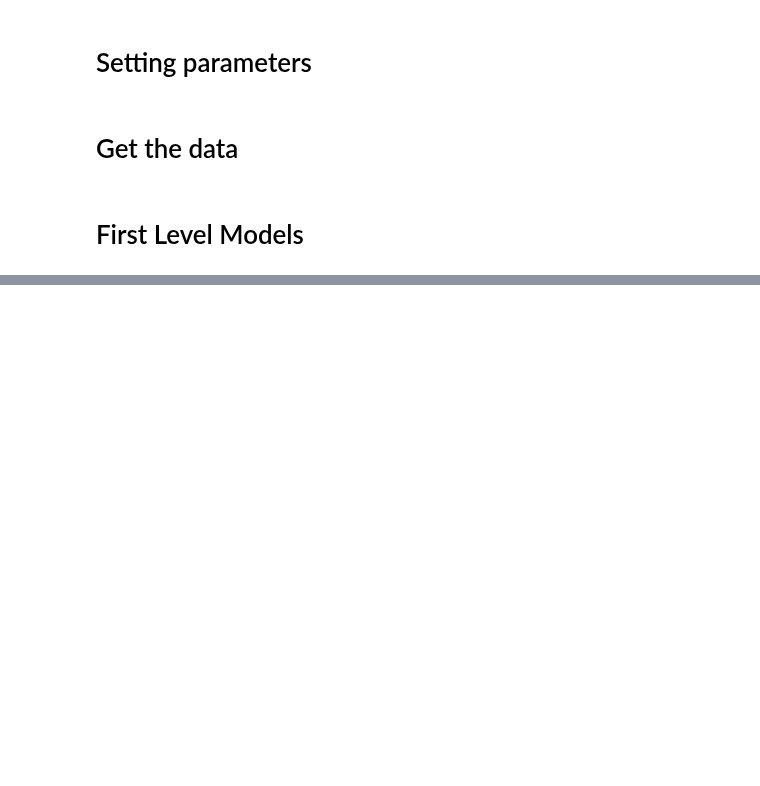
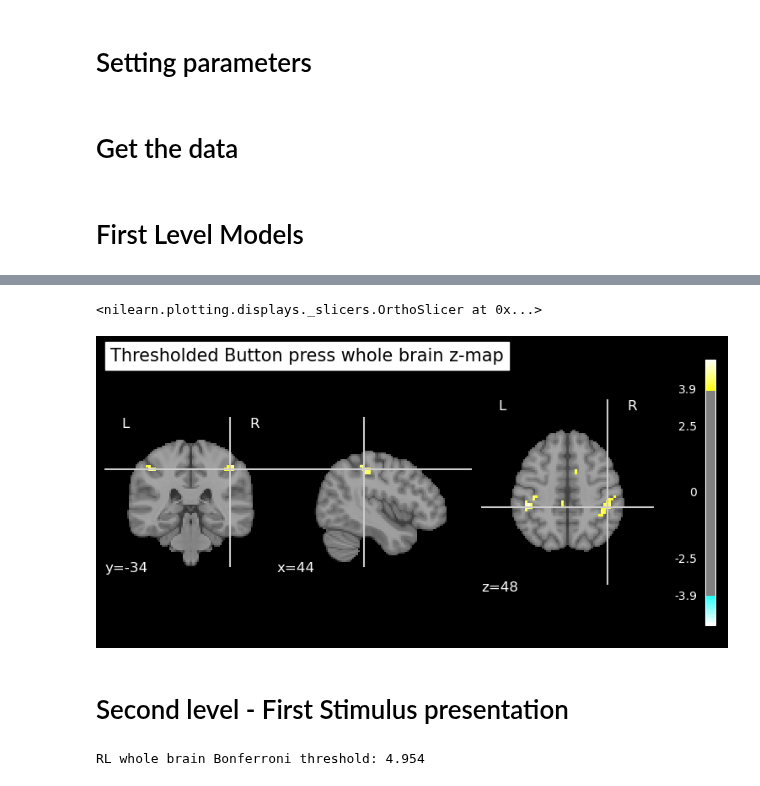
Before and after one commit to hugofluhr/learning-habits-analysis, a Jupyter notebook: notebooks/fMRI_analysis_QC_response.ipynb, the cells around one changed output, grey strips where cells are left out. Saved outputs shown, nothing was run; the diff lists cells and outputs as text; code cells hidden in the pictures; blank space fills up the shorter version.

```diff
--- a/notebooks/fMRI_analysis_QC_response.ipynb
+++ b/notebooks/fMRI_analysis_QC_response.ipynb
@@ -108,0 +115,7 @@ NameError: name 'plt' is not defined
+# %%
+plot_stat_map(response_map, threshold=threshold, black_bg=True, display_mode='ortho', title='Thresholded Button press whole brain z-map')
+# %% [output]
+<nilearn.plotting.displays._slicers.OrthoSlicer at 0x...>
+[figure, added]
+# %% [markdown]
+# Second level - First Stimulus presentation
@@ -108,0 +129,5 @@ NameError: name 'plt' is not defined
+# %%
+_ , threshold_first_stim = threshold_stats_img(first_stim_map, alpha=0.05, height_control='bonferroni')#, cluster_threshold=30)
+print(f"RL whole brain Bonferroni threshold: {threshold_first_stim:.3f}")
+# %% [output]
+RL whole brain Bonferroni threshold: 4.954
```
Also changed, not shown: parts of 21 cells of this notebook.
